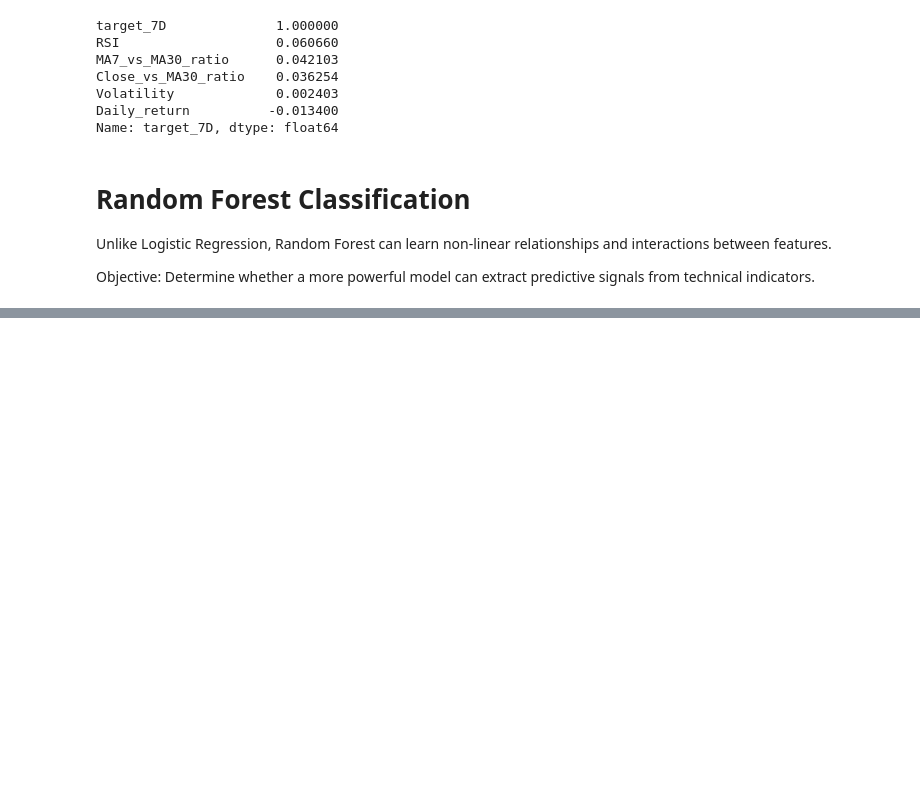
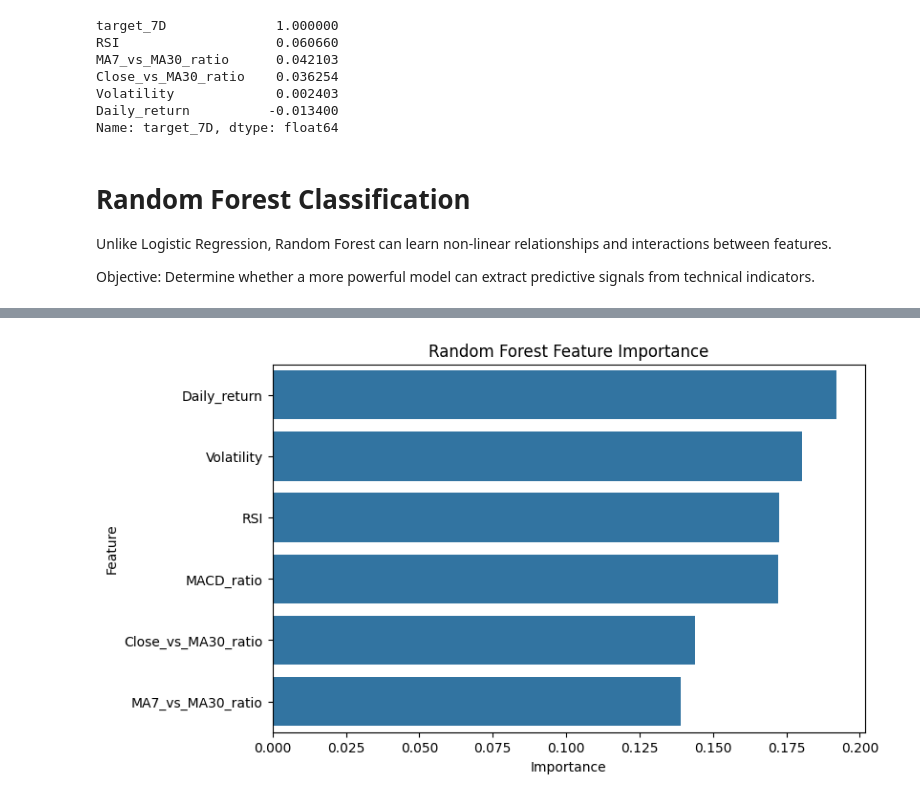
Before and after one commit to mugdhajha/Bitcoin-market-analysis, a Jupyter notebook: notebooks/modeling.ipynb, the cells around one changed output, grey strips where cells are left out. Drawn from its saved outputs; the diff is of its cells as text; code cells hidden in the pictures; blank space fills up the shorter version.

```diff
--- a/notebooks/modeling.ipynb
+++ b/notebooks/modeling.ipynb
@@ -67,5 +81,5 @@ df_ml.shape
 # %%
-features=["Daily_return","Volatility","RSI","Close_vs_MA30_ratio","MA7_vs_MA30_ratio"]
+features=["Daily_return","Volatility","RSI","Close_vs_MA30_ratio","MA7_vs_MA30_ratio","MACD_ratio"]
 # %%
 X=df_ml[features]
 Y=df_ml["Target"]
@@ -206,0 +219,11 @@ weighted avg       0.52      0.52      0.51       839
+# %%
+importance_df=pd.DataFrame({"Feature":features,"Importance":rf.feature_importances_})
+importance_df = (
+    importance_df
+    .sort_values(
+        by="Importance",
+        ascending=False
+    )
+)
+
+importance_df
@@ -206,0 +238,22 @@ weighted avg       0.52      0.52      0.51       839
+# %%
+plt.figure(figsize=(8,5))
+
+sns.barplot(
+    data=importance_df,
+    x="Importance",
+    y="Feature"
+)
+
+plt.title(
+    "Random Forest Feature Importance"
+)
+
+plt.savefig(
+    "../figures/rf_feature_importance.png",
+    dpi=300,
+    bbox_inches="tight"
+)
+
+plt.show()
+# %% [output]
+[figure, added]
```
Also changed, not shown: parts of 10 cells of this notebook, 4 other files.
